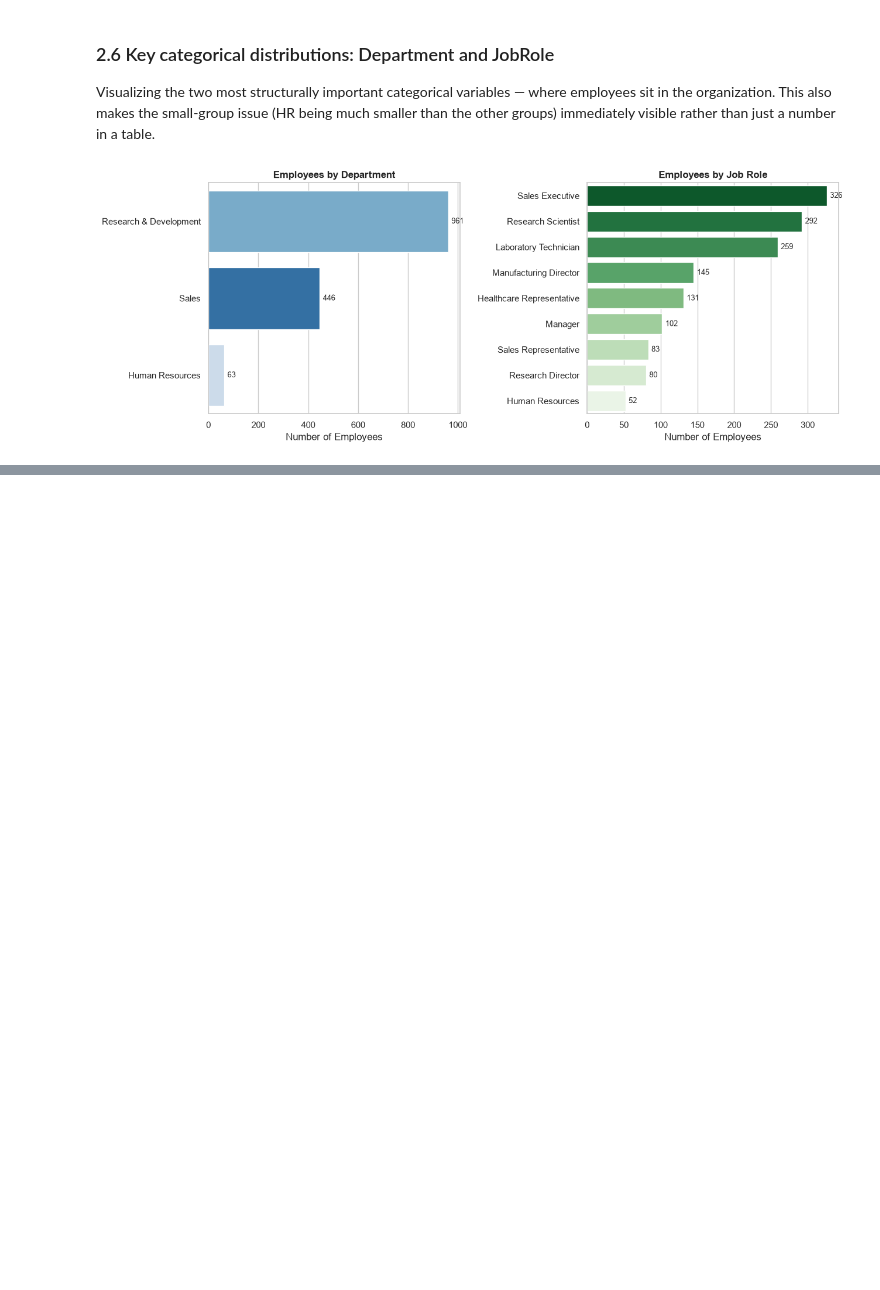
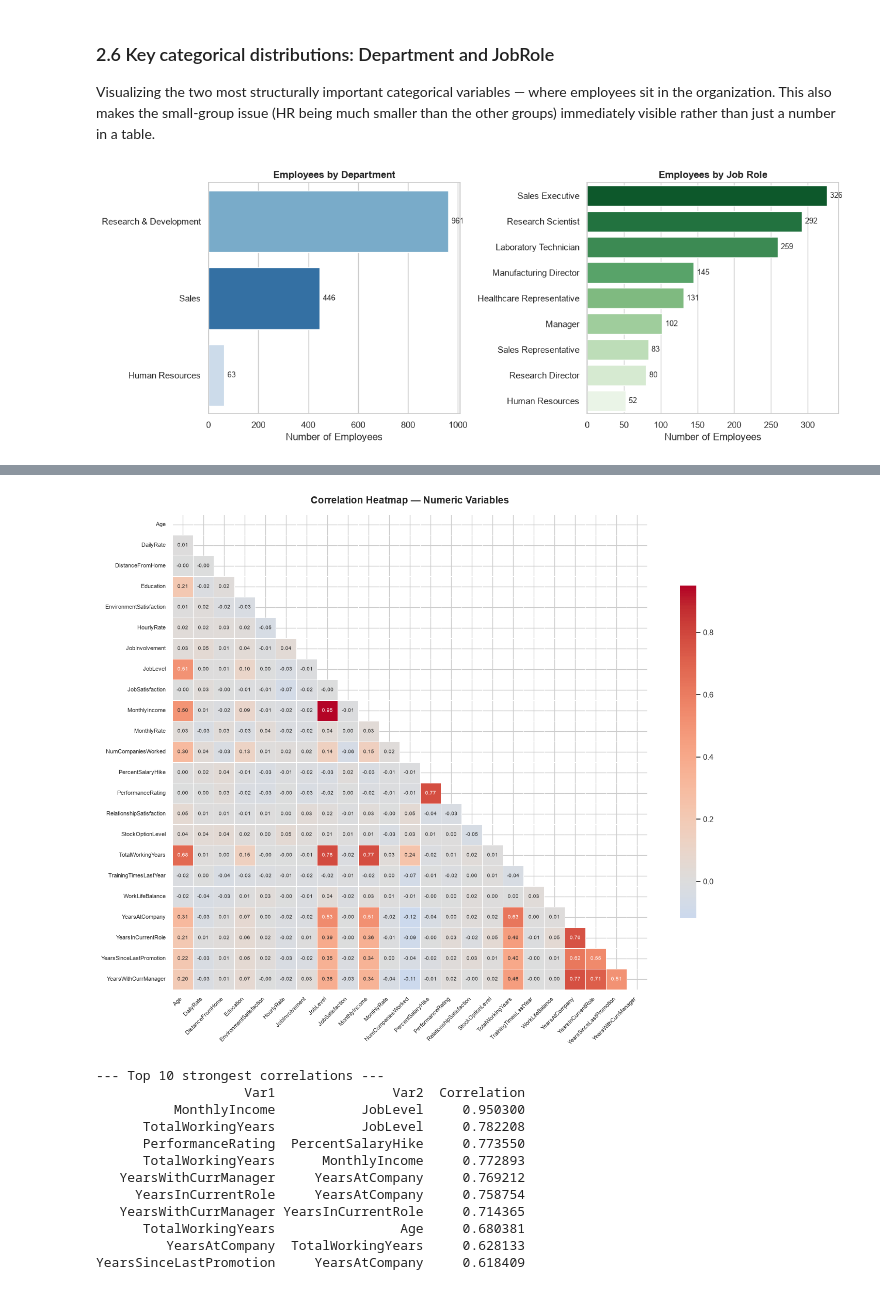
Before and after one commit to Kimberlywangari/eda-in-data-science, a Jupyter notebook: notebooks/eda.ipynb, the cells around one changed output, grey strips where cells are left out. Drawn from its saved outputs; the diff is of its cells as text; code cells hidden in the pictures; blank space fills up the shorter version.

Commit message:
feat: bivariate analysis — correlation heatmap, MonthlyIncome and OverTime vs Attrition

```diff
--- a/notebooks/eda.ipynb
+++ b/notebooks/eda.ipynb
@@ -362,0 +376,35 @@ plt.show()
+# %%
+corr_matrix = df_clean[numeric_cols].corr()
+
+fig, ax = plt.subplots(figsize=(14, 11))
+mask = np.triu(np.ones_like(corr_matrix, dtype=bool))
+sns.heatmap(corr_matrix, mask=mask, annot=True, fmt=".2f", cmap="coolwarm",
+            center=0, square=True, linewidths=0.5, cbar_kws={"shrink": 0.7},
+            annot_kws={"size": 7}, ax=ax)
+ax.set_title("Correlation Heatmap — Numeric Variables", fontsize=14, fontweight="bold", pad=15)
+plt.xticks(rotation=45, ha="right", fontsize=8)
+plt.yticks(fontsize=8)
+plt.tight_layout()
+plt.show()
+
+# Top correlated pairs (excluding self-correlation)
+corr_pairs = corr_matrix.where(~mask).stack().reset_index()
+corr_pairs.columns = ["Var1", "Var2", "Correlation"]
+corr_pairs = corr_pairs[corr_pairs["Var1"] != corr_pairs["Var2"]]
+top_corr = corr_pairs.reindex(corr_pairs["Correlation"].abs().sort_values(ascending=False).index).head(10)
+print("--- Top 10 strongest correlations ---")
+print(top_corr.to_string(index=False))
+# %% [output]
+[figure, added]
+--- Top 10 strongest correlations ---
+                   Var1               Var2  Correlation
+          MonthlyIncome           JobLevel     0.950300
+      TotalWorkingYears           JobLevel     0.782208
+      PerformanceRating  PercentSalaryHike     0.773550
+      TotalWorkingYears      MonthlyIncome     0.772893
+   YearsWithCurrManager     YearsAtCompany     0.769212
+     YearsInCurrentRole     YearsAtCompany     0.758754
+   YearsWithCurrManager YearsInCurrentRole     0.714365
+      TotalWorkingYears                Age     0.680381
+         YearsAtCompany  TotalWorkingYears     0.628133
+YearsSinceLastPromotion     YearsAtCompany     0.618409
```
Also changed, not shown: parts of 5 cells of this notebook.
